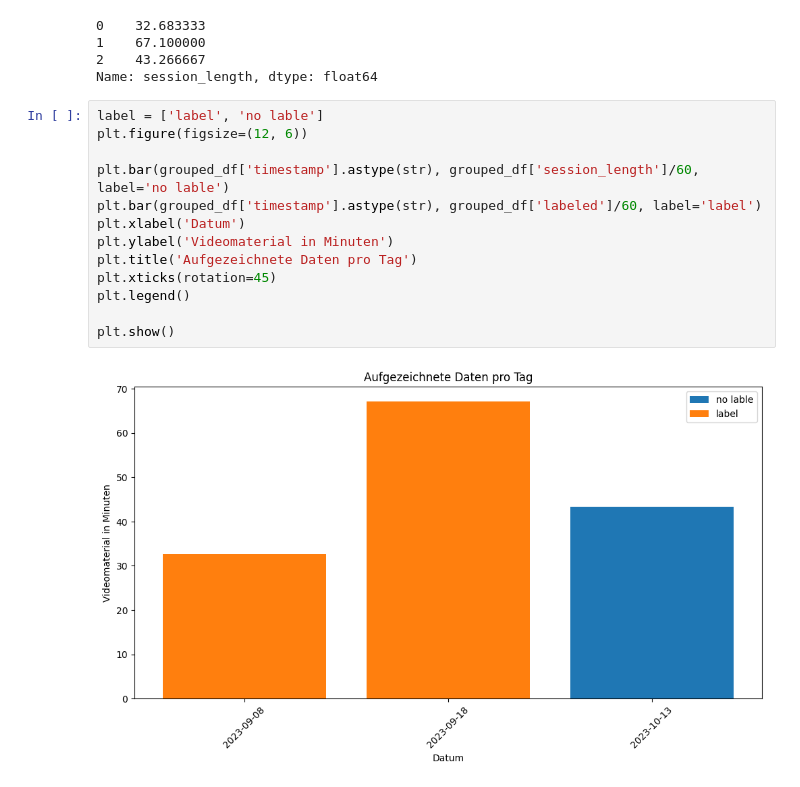
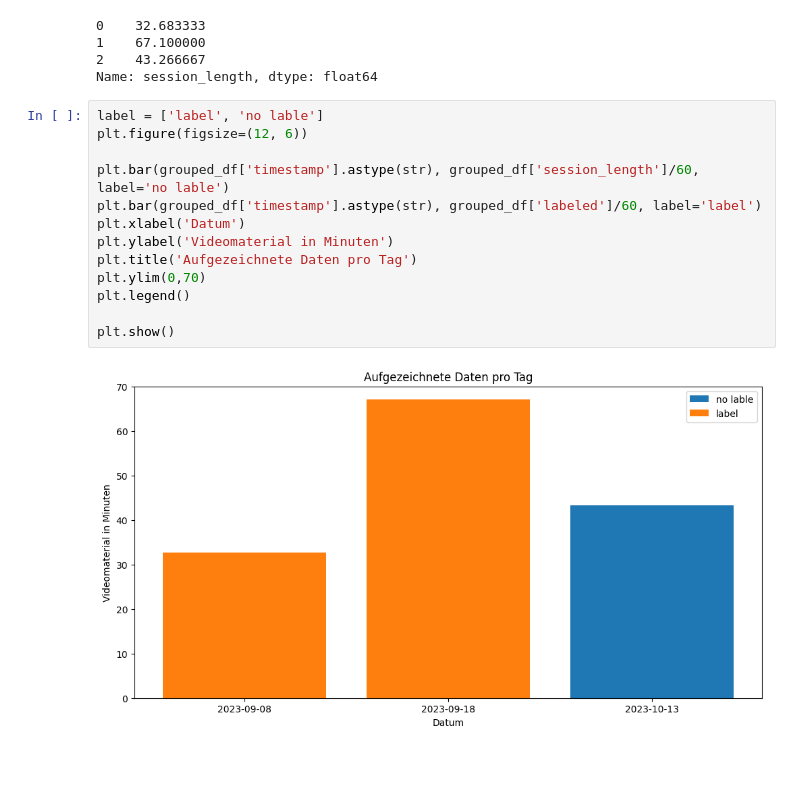
Before and after one commit to kaasimir/tensionterminator, a Jupyter notebook: notebooks/db_statistik/video_length.ipynb, the cells around one changed output. Cells and saved outputs as stored; diff of their text form.

Commit message:
added more plots

```diff
--- a/notebooks/db_statistik/video_length.ipynb
+++ b/notebooks/db_statistik/video_length.ipynb
@@ -102,15 +105,15 @@ Name: session_length, dtype: float64
 # %%
 label = ['label', 'no lable']
 plt.figure(figsize=(12, 6))
 
 plt.bar(grouped_df['timestamp'].astype(str), grouped_df['session_length']/60, label='no lable')
 plt.bar(grouped_df['timestamp'].astype(str), grouped_df['labeled']/60, label='label')
 plt.xlabel('Datum')
 plt.ylabel('Videomaterial in Minuten')
 plt.title('Aufgezeichnete Daten pro Tag')
-plt.xticks(rotation=45)
+plt.ylim(0,70)
 plt.legend()
 
 plt.show()
 # %% [output]
-[figure, old version]
+[figure, new version]
```
Also changed, not shown: parts of 17 cells of this notebook.
